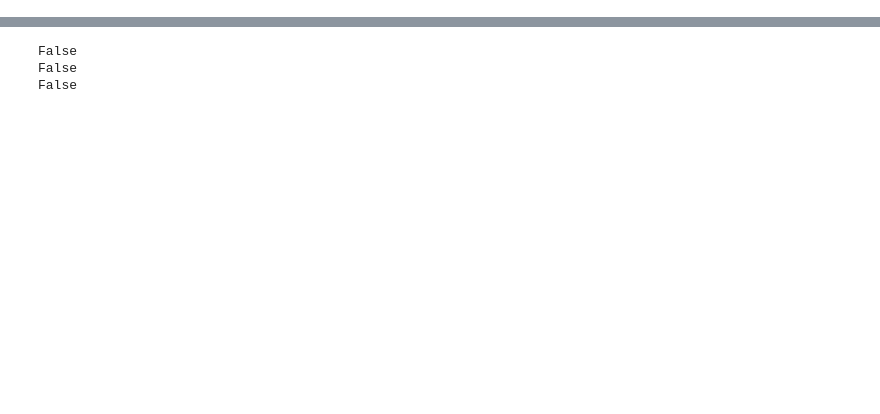
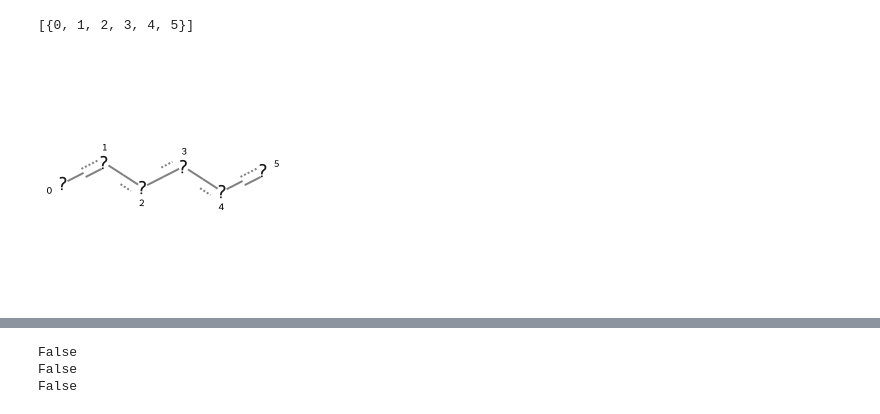
Before and after one commit to MDSYN2019/MDNPPackage, a Jupyter notebook: notebooks/Martini_bead_matching_notebook.ipynb, the cells around one changed output, grey strips where cells are left out. Drawn from its saved outputs; the diff is of its cells as text; code cells hidden in the pictures; blank space fills up the shorter version.

```diff
--- a/notebooks/Martini_bead_matching_notebook.ipynb
+++ b/notebooks/Martini_bead_matching_notebook.ipynb
@@ -403,0 +867,42 @@ IndentationError: unexpected indent (<ipython-input-11-8e2abe9d9255>, line 81)
+# %%
+def get_ring_atoms(mol):
+    #get ring atoms and systems of joined rings
+
+    rings = mol.GetRingInfo().AtomRings() # Returns list of indices of the rings atoms within the molecule
+    ring_systems = []
+    for ring in rings:
+        ring_atoms = set(ring)
+        new_systems = []
+        for system in ring_systems:
+            shared = len(ring_atoms.intersection(system))
+            if shared:
+                ring_atoms = ring_atoms.union(system)
+            else:
+                new_systems.append(system)
+        new_systems.append(ring_atoms)
+        ring_systems = new_systems
+
+    return [list(ring) for ring in ring_systems]
+# Going through with example
+
+rings = m_aromatic.GetRingInfo().AtomRings()
+ring_systems = []
+for ring in rings:
+    ring_atoms = set(ring)
+    new_systems = []
+    for system in ring_systems:
+        shared = len(ring_atoms.intersection(system))
+        print(shared)
+        if shared: # If we have anything assigned to shared..
+            ring_atoms = ring_atoms.union(system)
+        else:
+            new_systems.append(system)
+    new_systems.append(ring_atoms)
+    ring_systems = new_systems
+    print([ring for ring in ring_systems])
+# %% [output]
+[{0, 1, 2, 3, 4, 5}]
+# %%
+Chem.MolFromSmarts("[R1][R1][R1][R1][R1][R1]")
+# %% [output]
+[figure, added]
```
Also changed, not shown: parts of 77 cells of this notebook, 19 other files.
